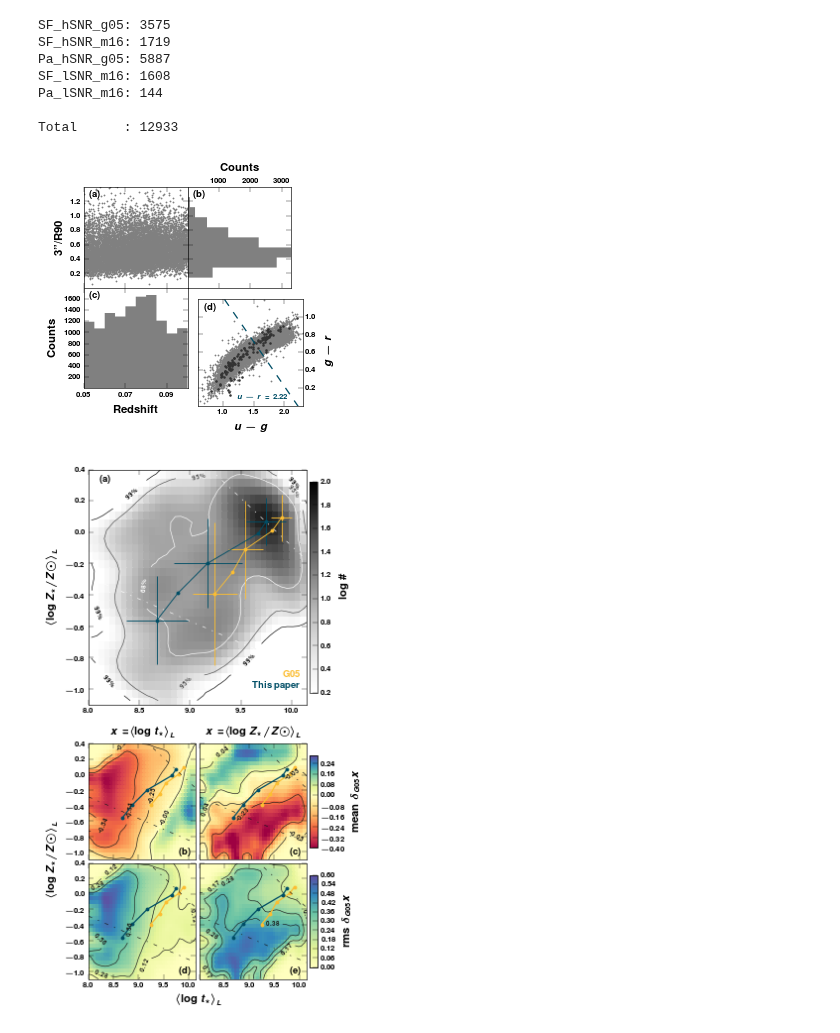
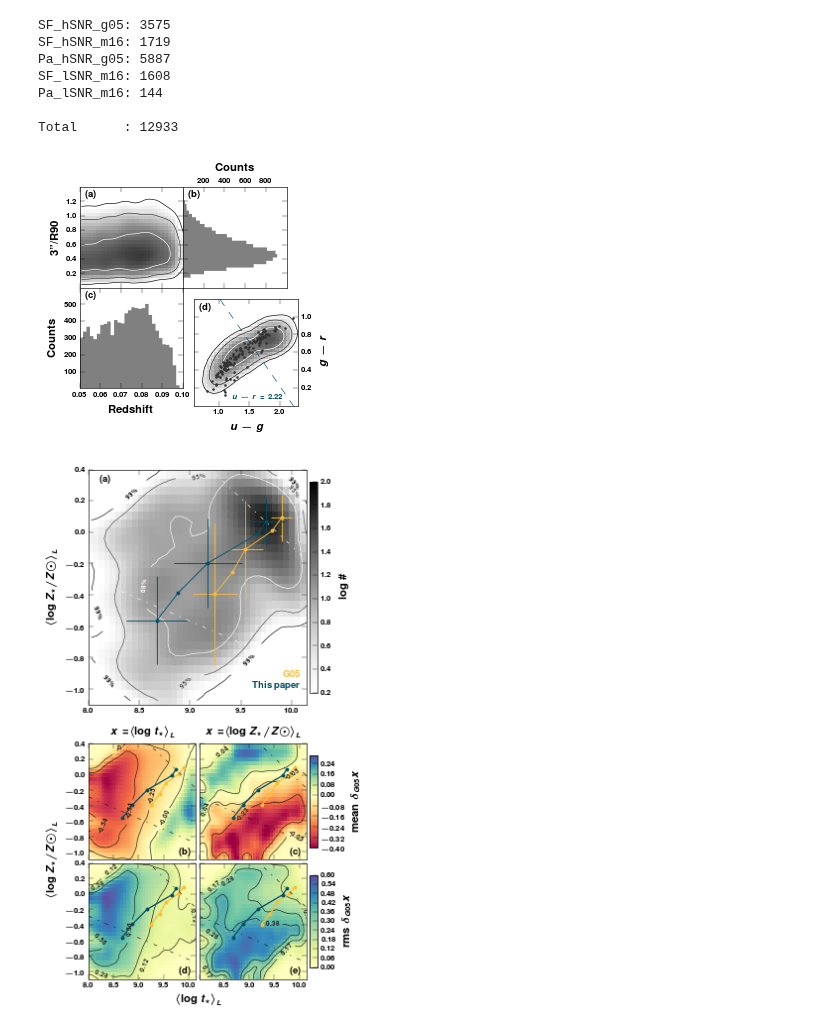
Before and after one commit to ajmejia/notebooks, a Jupyter notebook: RealDealCB13.ipynb, the cells around one changed output. Cells and saved outputs as stored; diff of their text form; code cells hidden in the pictures.

Commit message:
re-factored sample chars

```diff
--- a/RealDealCB13.ipynb
+++ b/RealDealCB13.ipynb
@@ -315,45 +315,68 @@ ax11.tick_params(labelleft=False, labelright=True)
 ax11.yaxis.set_label_position("right")
 
 axs = array([[ax00, ax01], [ax10, ax11]])
 # ---------------------------------------------------------------------------
 axs[0,0].text(0.05, 0.90, r"\bf (a)", fontsize="small", ha="left", transform=axs[0,0].transAxes)
 axs[0,0].set_xticks(arange(0.05, 0.11, 0.02))
-axs[0,0].set_xlim(0.05, 0.1)
-axs[0,0].set_ylim(0.00, 1.4)
+rx = axs[0,0].set_xlim(0.05, 0.1)
+ry = axs[0,0].set_ylim(0.00, 1.4)
 axs[0,0].set_ylabel(r'\bf 3"/R90')
-axs[0,0].scatter(cat["redshift"], rat, lw=0, c="0.5", s=2)
+
+H, xe, ye = histogram2d(cat["redshift"][clean], rat[clean], (30,30), [last(30,rx),last(30,ry)])
+H = gaussian_filter(H, sigma=1.5)
+H[H==0] = 1
+den = axs[0,0].pcolormesh(xe[:-1], ye[:-1], log10(H.T), cmap=cm.Greys, vmin=0.0, vmax=2.0, edgecolor="face")
+
+sample_data = densitycontour.ScatterData(cat["redshift"][clean], rat[clean])
+raster = sample_data.rasterize(nbins_x=30, nbins_y=30, clipping=[last(30,rx),last(30,ry)])
+raster.pdf = gaussian_filter(raster.pdf, sigma=1.5)
+contours = densitycontour.NaiveContourVisualizer(raster, mode="nearest")
+cont = contours.plot((0.99,0.95,0.68), axes=axs[0,0], linewidths=0.5, cmap=cm.Greys_r)
+#contours.cilabel(cont, fontsize=5, fmt=r"\bf %.0f", inline=True)
 # ---------------------------------------------------------------------------
 axs[0,1].text(0.05, 0.90, r"\bf (b)", fontsize="small", ha="left", transform=axs[0,1].transAxes)
-axs[0,1].set_xticks([0, 1000, 2000, 3000, 3500])
+#axs[0,1].set_xticks([0, 1000, 2000, 3000, 3500])
 rg = axs[0,1].set_ylim(0.00, 1.4)
 axs[0,1].set_xlabel(r"\bf Counts")
-axs[0,1].hist(rat, 10, histtype="stepfilled", lw=0, color="0.5", range=rg, orientation="horizontal")
+axs[0,1].hist(rat[clean], 30, histtype="stepfilled", lw=0, color="0.5", range=rg, orientation="horizontal")
 # ---------------------------------------------------------------------------
 axs[1,0].text(0.05, 0.90, r"\bf (c)", fontsize="small", ha="left", transform=axs[1,0].transAxes)
-axs[1,0].set_xticks(arange(0.05, 0.11, 0.02))
+#axs[1,0].set_xticks(arange(0.05, 0.11, 0.02))
 rg = axs[1,0].set_xlim(0.05, 0.1)
 axs[1,0].set_xlabel(r'\bf Redshift')
 axs[1,0].set_ylabel(r"\bf Counts")
-axs[1,0].hist(cat["redshift"], 10, histtype="stepfilled", lw=0, color="0.5", range=rg)
+axs[1,0].hist(cat["redshift"][clean], 30, histtype="stepfilled", lw=0, color="0.5", range=rg)
 # ---------------------------------------------------------------------------
-xl, yl = array(axs[1,1].set_xlim(0.6, 2.3)), array(axs[1,1].set_ylim(0.0, 1.2))
+xl, yl = axs[1,1].set_xlim(0.6, 2.3), axs[1,1].set_ylim(0.0, 1.2)
 axs[1,1].text(0.05, 0.90, r"\bf (d)", fontsize="small", ha="left", transform=axs[1,1].transAxes)
 axs[1,1].set_xlabel(r"\bf $u-g$")
 axs[1,1].set_ylabel(r"\bf $g-r$")
-axs[1,1].scatter(cat["u_mag"]-cat["g_mag"], cat["g_mag"]-cat["r_mag"], lw=0, c="0.5", s=2)
-axs[1,1].scatter(u_lib-g_lib, g_lib-r_lib, lw=0, c="0.2", s=4)
-axs[1,1].plot(xl, 2.22-xl, "--", color="#004E66")
+#axs[1,1].scatter((cat["u_mag"]-cat["g_mag"])[clean], (cat["g_mag"]-cat["r_mag"])[clean], lw=0, c="0.5", s=2)
+
+H, xe, ye = histogram2d((cat["u_mag"]-cat["g_mag"])[clean], (cat["g_mag"]-cat["r_mag"])[clean], (30,30), [last(30,xl),last(30,yl)])
+H = gaussian_filter(H, sigma=1.5)
+H[H==0] = 1
+den = axs[1,1].pcolormesh(xe[:-1], ye[:-1], log10(H.T), cmap=cm.Greys, vmin=0.0, vmax=3.0, edgecolor="face")
+
+sample_data = densitycontour.ScatterData((cat["u_mag"]-cat["g_mag"])[clean], (cat["g_mag"]-cat["r_mag"])[clean])
+raster = sample_data.rasterize(nbins_x=30, nbins_y=30, clipping=[last(30,xl),last(30,yl)])
+raster.pdf = gaussian_filter(raster.pdf, sigma=1.5)
+contours = densitycontour.NaiveContourVisualizer(raster, mode="nearest")
+cont = contours.plot((0.99,0.95,0.68), axes=axs[1,1], linewidths=0.5, cmap=cm.Greys_r)
+
+axs[1,1].scatter(u_lib-g_lib, g_lib-r_lib, lw=0, c="0.2", s=4, zorder=99)
+axs[1,1].plot(xl, 2.22-array(xl), "--", color="#004E66", lw=0.5)
 axs[1,1].text(0.85, 0.08, r"\bf $u-r=2.22$", ha="right", fontsize="x-small", color="#004E66", transform=axs[1,1].transAxes)
 # ---------------------------------------------------------------------------
 
 for ax in axs.ravel():
     if not ax.is_first_col():
         ax.set_xticks(ax.get_xticks()[1:-1])
     ax.set_yticks(ax.get_yticks()[1:-1])
 
 savefig("{}sample_chars".format(od))
 # %% [output]
-[figure, old version]
+[figure, new version]
 # %%
 rx, ry = (8.0, 10.15), (-1.1, 0.4)
 nbins = 40, 30
```
Also changed, not shown: parts of 1 cell of this notebook.
